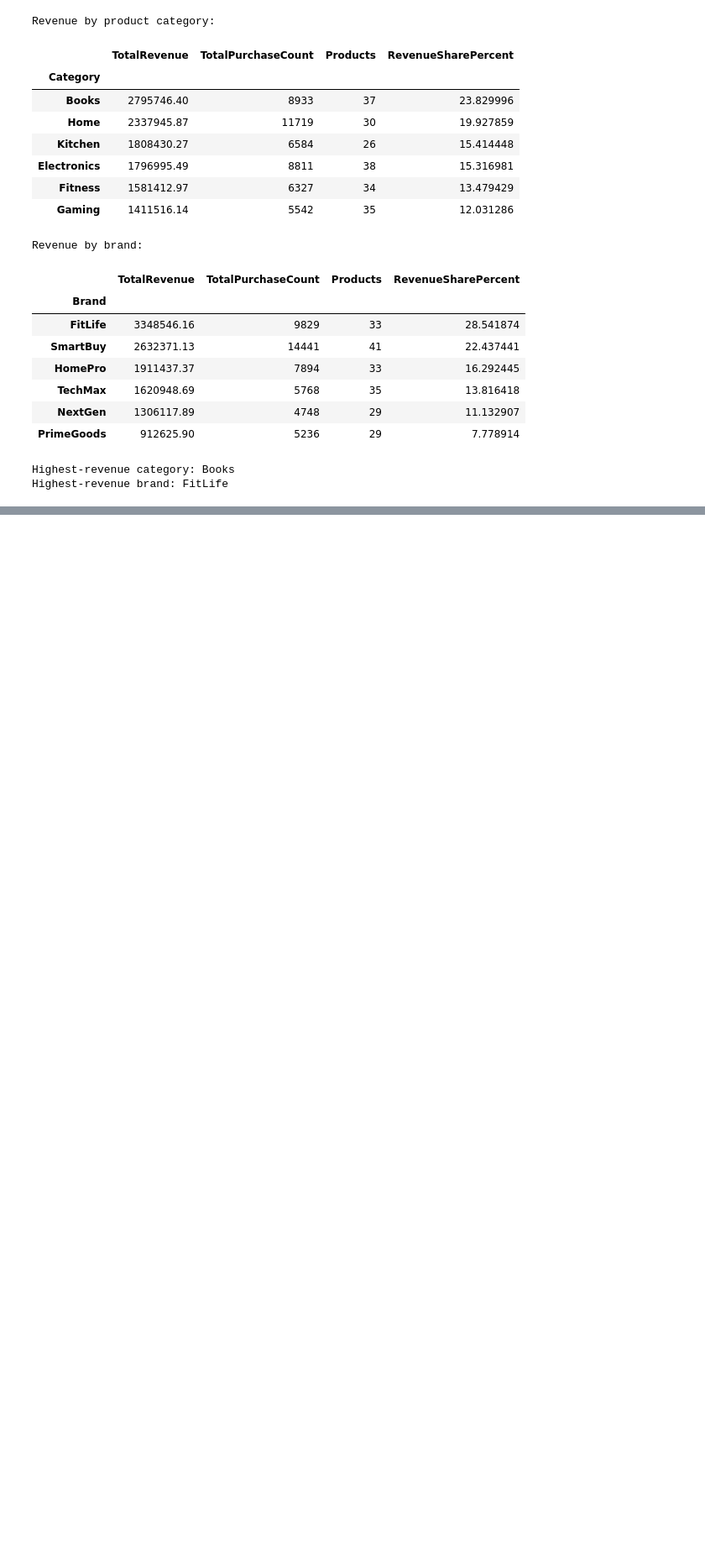
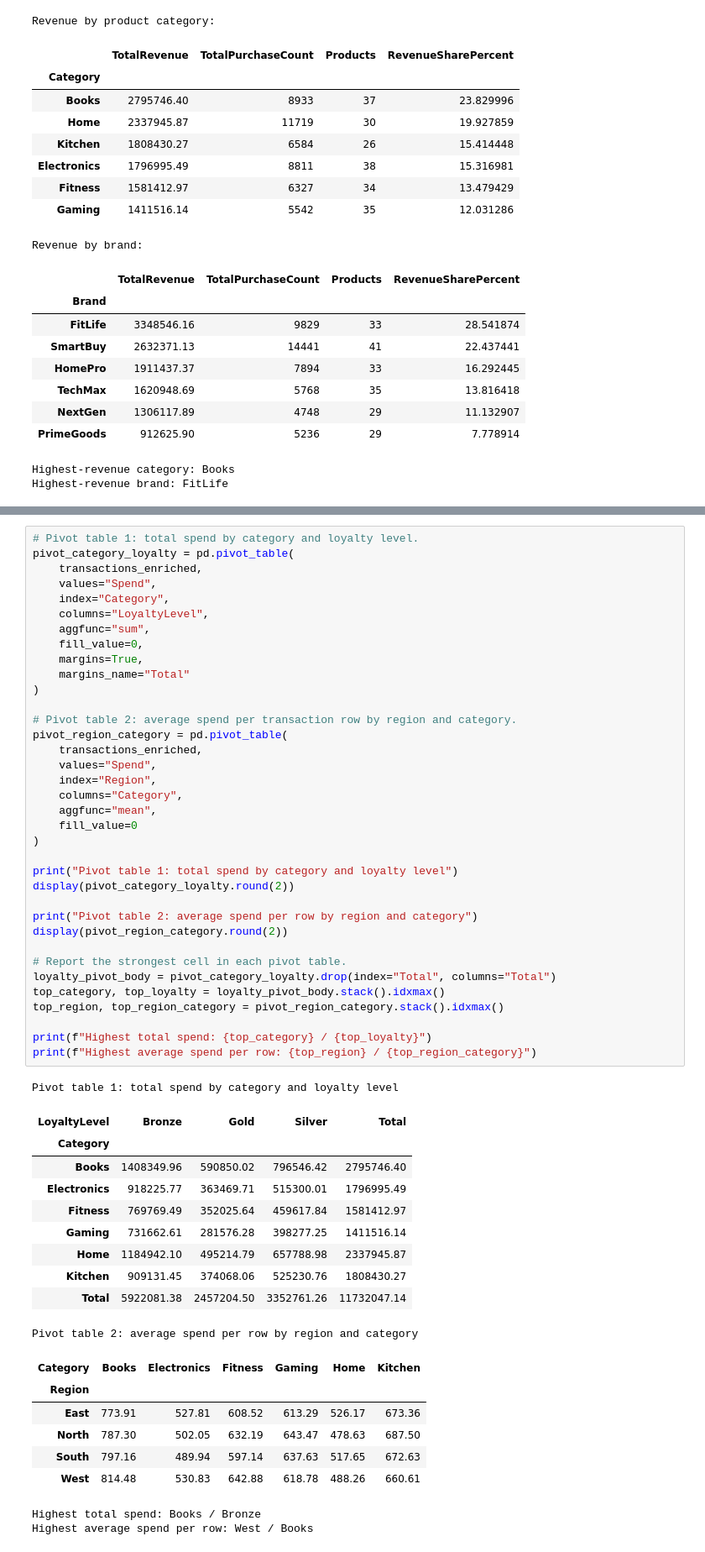
Before and after one commit to RyanMitchell8/Research-Analytics-Ca1, a Jupyter notebook: Ca1-folder/Task_2_Recommendation_System_Development.ipynb, the cells around one changed output, grey strips where cells are left out. Shown at 84% size. Saved outputs shown, nothing was run; the diff lists cells and outputs as text; blank space fills up the shorter version.

Commit message:
I've now added in the GroupBy and Pivot Table Analysis for Task two

```diff
--- a/Ca1-folder/Task_2_Recommendation_System_Development.ipynb
+++ b/Ca1-folder/Task_2_Recommendation_System_Development.ipynb
@@ -563,0 +625,56 @@ Highest-revenue brand: FitLife
+# %%
+# Pivot table 1: total spend by category and loyalty level.
+pivot_category_loyalty = pd.pivot_table(
+    transactions_enriched,
+    values="Spend",
+    index="Category",
+    columns="LoyaltyLevel",
+    aggfunc="sum",
+    fill_value=0,
+    margins=True,
+    margins_name="Total"
+)
+
+# Pivot table 2: average spend per transaction row by region and category.
+pivot_region_category = pd.pivot_table(
+    transactions_enriched,
+    values="Spend",
+    index="Region",
+    columns="Category",
+    aggfunc="mean",
+    fill_value=0
+)
+
+print("Pivot table 1: total spend by category and loyalty level")
+display(pivot_category_loyalty.round(2))
+
+print("Pivot table 2: average spend per row by region and category")
+display(pivot_region_category.round(2))
+
+# Report the strongest cell in each pivot table.
+loyalty_pivot_body = pivot_category_loyalty.drop(index="Total", columns="Total")
+top_category, top_loyalty = loyalty_pivot_body.stack().idxmax()
+top_region, top_region_category = pivot_region_category.stack().idxmax()
+
+print(f"Highest total spend: {top_category} / {top_loyalty}")
+print(f"Highest average spend per row: {top_region} / {top_region_category}")
+# %% [output]
+Pivot table 1: total spend by category and loyalty level
+| LoyaltyLevel | Bronze | Gold | Silver | Total |
+| Category |  |  |  |  |
+| Books | 1408349.96 | 590850.02 | 796546.42 | 2795746.40 |
+| Electronics | 918225.77 | 363469.71 | 515300.01 | 1796995.49 |
+| Fitness | 769769.49 | 352025.64 | 459617.84 | 1581412.97 |
+| Gaming | 731662.61 | 281576.28 | 398277.25 | 1411516.14 |
+| Home | 1184942.10 | 495214.79 | 657788.98 | 2337945.87 |
+| Kitchen | 909131.45 | 374068.06 | 525230.76 | 1808430.27 |
+| Total | 5922081.38 | 2457204.50 | 3352761.26 | 11732047.14 |
+Pivot table 2: average spend per row by region and category
+| Category | Books | Electronics | Fitness | Gaming | Home | Kitchen |
+| Region |  |  |  |  |  |  |
+| East | 773.91 | 527.81 | 608.52 | 613.29 | 526.17 | 673.36 |
+| North | 787.30 | 502.05 | 632.19 | 643.47 | 478.63 | 687.50 |
+| South | 797.16 | 489.94 | 597.14 | 637.63 | 517.65 | 672.63 |
+| West | 814.48 | 530.83 | 642.88 | 618.78 | 488.26 | 660.61 |
+Highest total spend: Books / Bronze
+Highest average spend per row: West / Books
```
Also changed, not shown: parts of 3 cells of this notebook.
